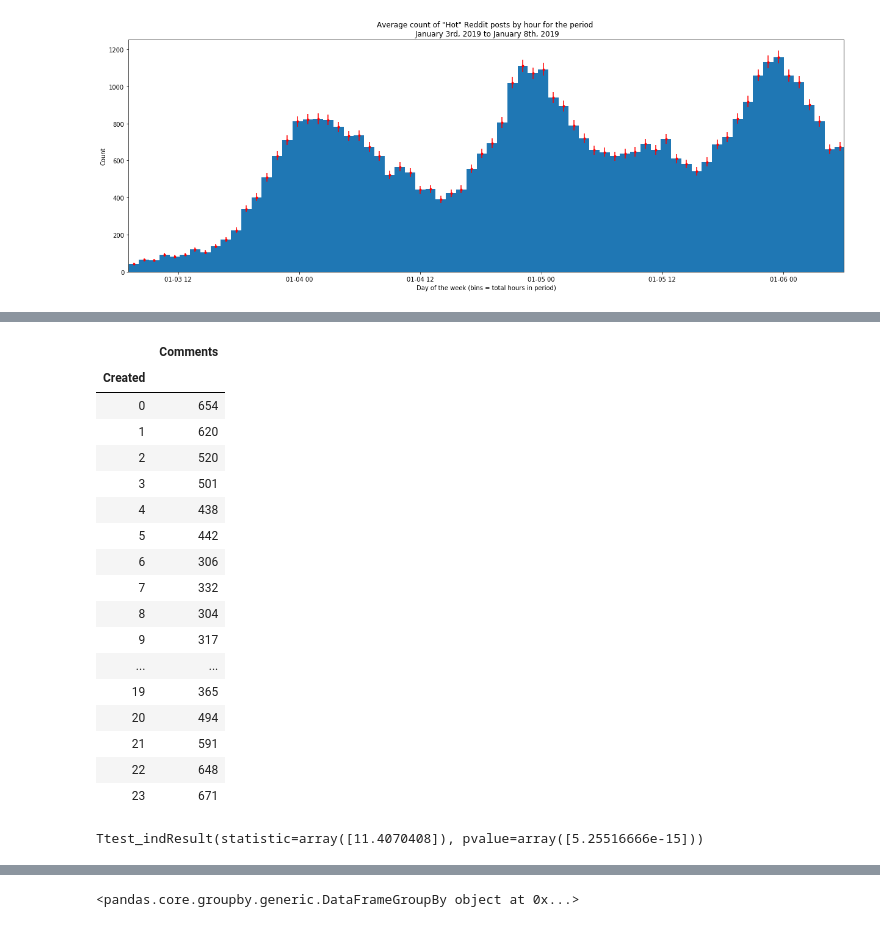
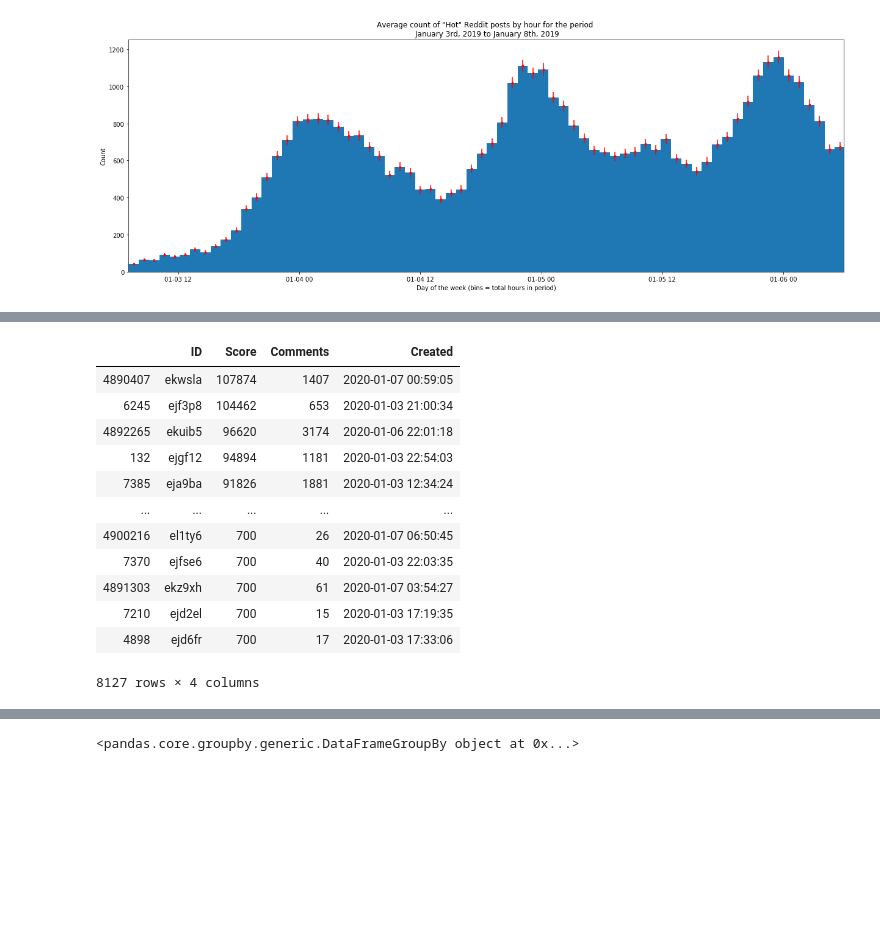
Before and after one commit to Jameshskelton/Simple-Reddit-Scraper, a Jupyter notebook: Scripts/EDA-and-Analysis.ipynb, the cells around one changed output, grey strips where cells are left out. Drawn from its saved outputs; the diff is of its cells as text; code cells hidden in the pictures; blank space fills up the shorter version.

```diff
--- a/Scripts/EDA-and-Analysis.ipynb
+++ b/Scripts/EDA-and-Analysis.ipynb
@@ -153,29 +117,18 @@ Name: Comments, Length: 2741, dtype: int64
-# %%
-# test_df['Score']= scorework.groupby(work["Created"].dt.hour).count()
-test_df
-scorework.groupby(work["Created"].dt.hour).count().drop('Created', axis =1)
-commentwork.groupby(work["Created"].dt.hour).count()
-# %% [output]
-|  | Comments |
-| Created |  |
-| 0 | 654 |
-| 1 | 620 |
-| 2 | 520 |
-| 3 | 501 |
-| 4 | 438 |
-| 5 | 442 |
-| 6 | 306 |
-| 7 | 332 |
-| 8 | 304 |
-| 9 | 317 |
-| ... | ... |
-| 19 | 365 |
-| 20 | 494 |
-| 21 | 591 |
-| 22 | 648 |
-| 23 | 671 |
-# %%
-# Analysis of the score count and comment count by date time, dont use this.
-stats.ttest_ind(scorework.groupby(work["Created"].dt.hour).count(), commentwork.groupby(work["Created"].dt.hour).count())
-# %% [output]
-Ttest_indResult(statistic=array([11.4070408]), pvalue=array([5.25516666e-15]))
+# %%
+newwork = work[work['Comments'] > 27]
+newwork = work[work['Score'] > 699]
+newwork
+# %% [output]
+|  | ID | Score | Comments | Created |
+| 4890407 | ekwsla | 107874 | 1407 | 2020-01-07 00:59:05 |
+| 6245 | ejf3p8 | 104462 | 653 | 2020-01-03 21:00:34 |
+| 4892265 | ekuib5 | 96620 | 3174 | 2020-01-06 22:01:18 |
+| 132 | ejgf12 | 94894 | 1181 | 2020-01-03 22:54:03 |
+| 7385 | eja9ba | 91826 | 1881 | 2020-01-03 12:34:24 |
+| ... | ... | ... | ... | ... |
+| 4900216 | el1ty6 | 700 | 26 | 2020-01-07 06:50:45 |
+| 7370 | ejfse6 | 700 | 40 | 2020-01-03 22:03:35 |
+| 4891303 | ekz9xh | 700 | 61 | 2020-01-07 03:54:27 |
+| 7210 | ejd2el | 700 | 15 | 2020-01-03 17:19:35 |
+| 4898 | ejd6fr | 700 | 17 | 2020-01-03 17:33:06 |
+8127 rows × 4 columns
```
Also changed, not shown: parts of 11 cells of this notebook, 2 other files.
